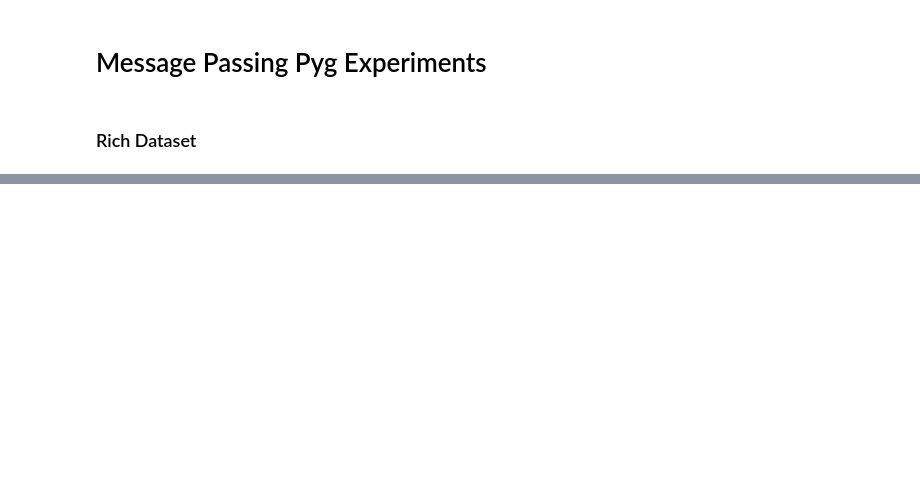
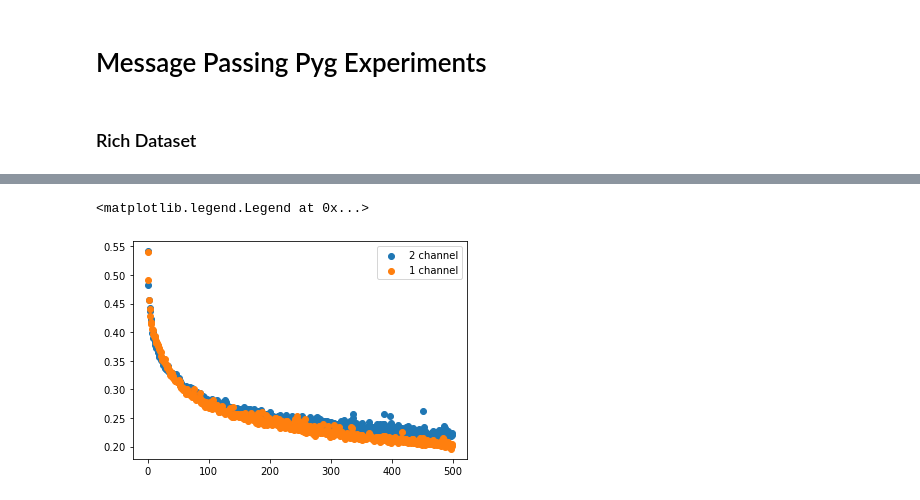
Before and after one commit to adam-keim/CP341_B722_GNN, a Jupyter notebook: pyg_playground.ipynb, the cells around one changed output, grey strips where cells are left out. Cells and saved outputs as stored; diff of their text form; code cells hidden in the pictures; blank space fills up the shorter version.

```diff
--- a/pyg_playground.ipynb
+++ b/pyg_playground.ipynb
@@ -93,3 +219,3 @@ data_list = torch.load('tensor_list_node_labels.pt')
 # %%
-train_loader = DataLoader(data_list[:int(len(data_list)*0.9)], batch_size=32, shuffle=True)
-test_loader = DataLoader(data_list[:int(len(data_list)*0.9)], batch_size=32, shuffle=True)
+train_loader = DataLoader(rich_data[:int(len(rich_data)*0.9)], batch_size=32, shuffle=True)
+test_loader = DataLoader(rich_data[int(len(rich_data)*0.9):], batch_size=32, shuffle=True)
@@ -98,5 +222,6 @@ test_loader = DataLoader(data_list[:int(len(data_list)*0.9)], batch_size=32, shu
 # %%
-model = GCN(hidden_channels=64)
+model = GCN_2channel_out(hidden_channels=64)
 optimizer = torch.optim.Adam(model.parameters(), lr=0.01)
 loss_fn = torch.nn.CrossEntropyLoss()
-# *** NOTE on loss function *** I think Cross Entropy Loss requires a different output channel for each class ***
+
+print('num model params:', count_parameters(model))
@@ -103,13 +230,16 @@ loss_fn = torch.nn.CrossEntropyLoss()
 # %%
 epochs = 500
-
-model.train()
 
 losses = []
 test_scores = []
 pbar = tqdm(total = epochs, position=0, leave=True)
 for epoch in range(epochs):
-    losses.append(train_one_epoch(model, train_loader, optimizer, loss_fn))
-    test_scores.append(test(test_loader))
+    losses.append(
+        (  epoch, train_one_epoch_2channels(model, train_loader, optimizer, loss_fn)  )
+                 )
+    if epoch % 5 == 0:
+        test_scores.append((epoch, test_2channels(test_loader)))
+
     pbar.update(1)
+
 pbar.close()
@@ -117,0 +246,3 @@ GCN_losses = losses
+# %%
+losses_2chan = losses
+test_scores_2chan = test_scores
@@ -117,0 +272,13 @@ GCN_losses = losses
+# %%
+### Vis
+losses_2chan = np.array(losses_2chan)
+binary_losses = np.array(binary_losses)
+
+
+plt.scatter(losses_2chan[:,0],losses_2chan[:,1] , label='2 channel')
+plt.scatter(binary_losses[:,0],binary_losses[:,1] , label='1 channel')
+
+plt.legend()
+# %% [output]
+<matplotlib.legend.Legend at 0x...>
+[figure, added]
```
Also changed, not shown: parts of 55 cells of this notebook, 1 other file.
